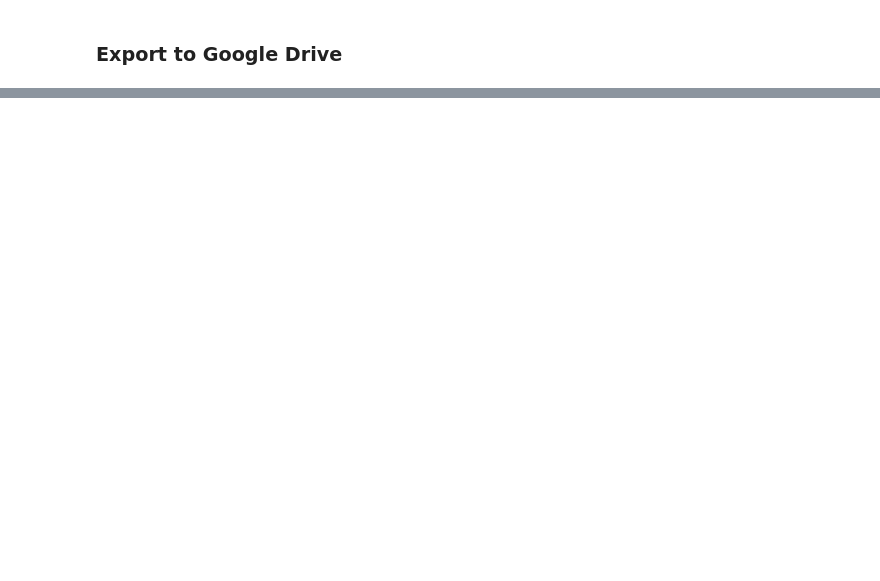
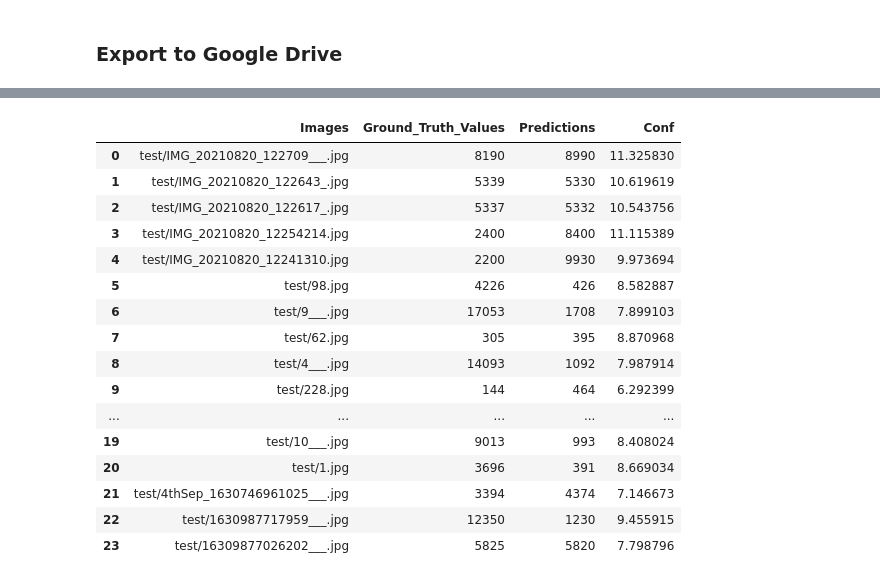
Before and after one commit to ya-stack/PaddlePaddle-PaddleOCR, a Jupyter notebook: PP_OCR.ipynb, the cells around one changed output, grey strips where cells are left out. Saved outputs shown, nothing was run; the diff lists cells and outputs as text; code cells hidden in the pictures; blank space fills up the shorter version.

```diff
--- a/PP_OCR.ipynb
+++ b/PP_OCR.ipynb
@@ -446,0 +624,21 @@ File ID: 1YuwofUmy6uGLHKhFtg_5uEyyL-Ozohs9
+# %%
+wrong_crnn_att = pd.read_excel("/content/PaddleOCR/CRNN_ATT_wrong_preds.xlsx")
+wrong_crnn_att
+# %% [output]
+|  | Images | Ground_Truth_Values | Predictions | Conf |
+| 0 | test/IMG_20210820_122709___.jpg | 8190 | 8990 | 11.325830 |
+| 1 | test/IMG_20210820_122643_.jpg | 5339 | 5330 | 10.619619 |
+| 2 | test/IMG_20210820_122617_.jpg | 5337 | 5332 | 10.543756 |
+| 3 | test/IMG_20210820_12254214.jpg | 2400 | 8400 | 11.115389 |
+| 4 | test/IMG_20210820_12241310.jpg | 2200 | 9930 | 9.973694 |
+| 5 | test/98.jpg | 4226 | 426 | 8.582887 |
+| 6 | test/9___.jpg | 17053 | 1708 | 7.899103 |
+| 7 | test/62.jpg | 305 | 395 | 8.870968 |
+| 8 | test/4___.jpg | 14093 | 1092 | 7.987914 |
+| 9 | test/228.jpg | 144 | 464 | 6.292399 |
+| ... | ... | ... | ... | ... |
+| 19 | test/10___.jpg | 9013 | 993 | 8.408024 |
+| 20 | test/1.jpg | 3696 | 391 | 8.669034 |
+| 21 | test/4thSep_1630746961025___.jpg | 3394 | 4374 | 7.146673 |
+| 22 | test/1630987717959___.jpg | 12350 | 1230 | 9.455915 |
+| 23 | test/16309877026202___.jpg | 5825 | 5820 | 7.798796 |
```
Also changed, not shown: parts of 64 cells of this notebook.
